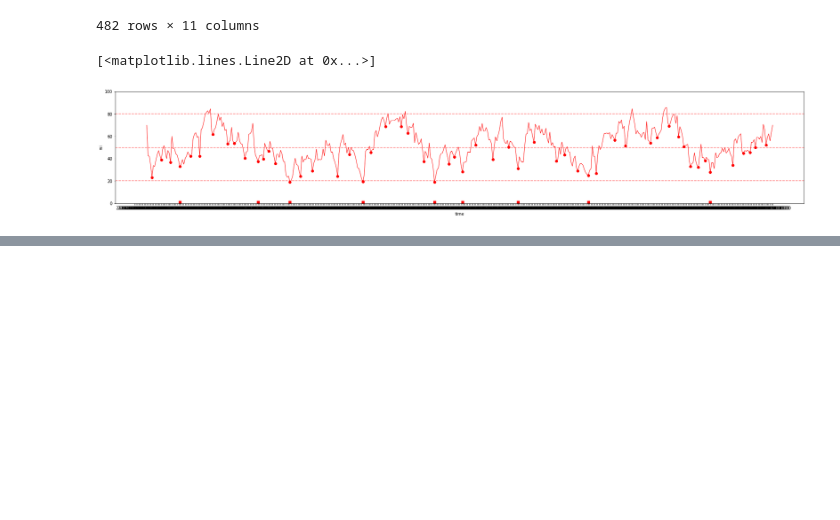
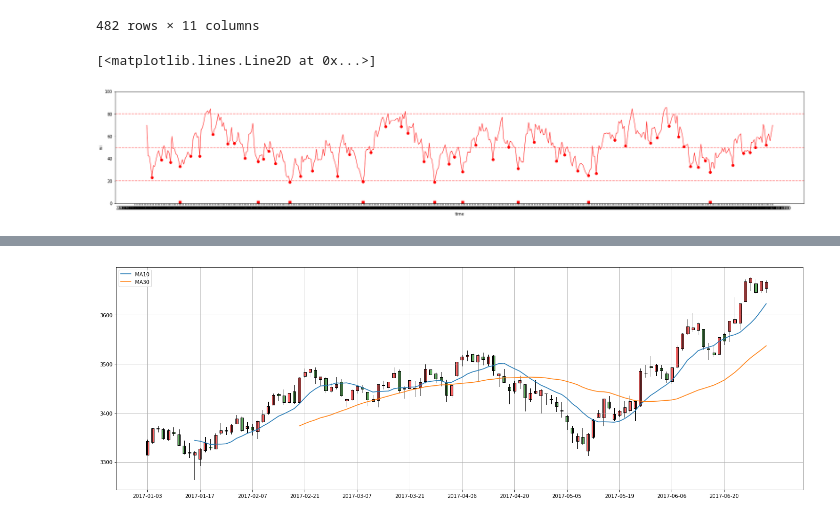
Before and after one commit to huanghan/notebook-01, a Jupyter notebook: tushareAPI.ipynb, the cells around one changed output, grey strips where cells are left out. Saved outputs shown, nothing was run; the diff lists cells and outputs as text; code cells hidden in the pictures; blank space fills up the shorter version.

```diff
--- a/tushareAPI.ipynb
+++ b/tushareAPI.ipynb
@@ -88,3 +90,22 @@ mpf.candlestick2_ochl(ax, df["open"],df["close"],df["high"],df["low"], width=0.6
+# %%
+data = ts.get_k_data('399300', index=True, start='2017-01-01', end='2017-06-31')
+sma_10 = talib.SMA(np.array(data['close']), 10)
+sma_30 = talib.SMA(np.array(data['close']), 30)
+
+fig = plt.figure(figsize=(24, 8))
+ax = fig.add_subplot(1, 1, 1)
+ax.set_xticks(range(0, len(data['date']), 10))
+ax.set_xticklabels(data['date'][::10])
+ax.plot(sma_10, label='MA10')
+ax.plot(sma_30, label='MA30')
+ax.legend(loc='upper left')
+
+mpf.candlestick2_ochl(ax, data['open'], data['close'], data['high'], data['low'],
+                     width=0.5, colorup='r', colordown='green',
+                     alpha=0.6)
+plt.grid()
+# %% [output]
+[figure, added]
 # %%
 df = ts.get_tick_data('002408',date='2018-05-14')
 df.head(100)
```
Also changed, not shown: parts of 3 cells of this notebook.
